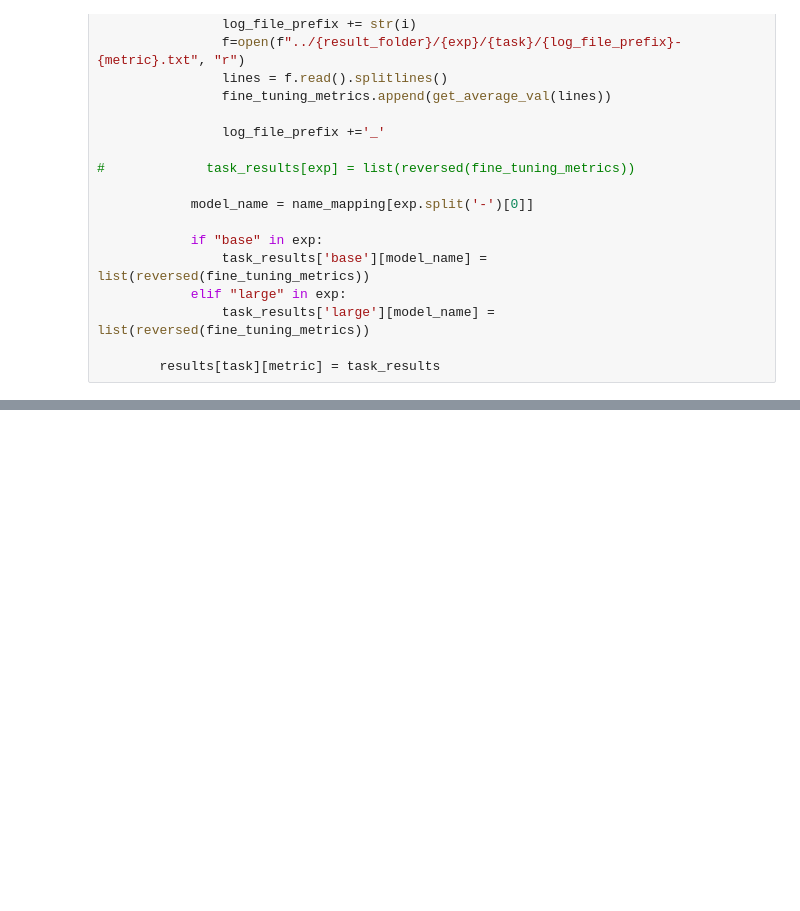
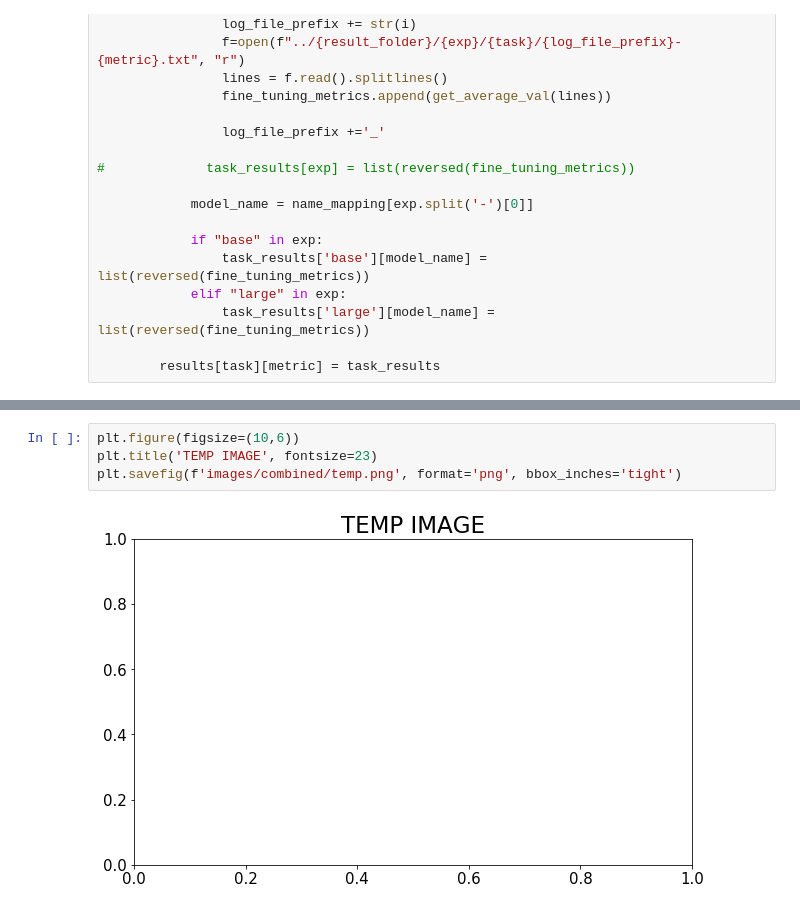
Before and after one commit to ljj7975/transformers, a Jupyter notebook: finetuning_exp/graphing.ipynb, the cells around one changed output, grey strips where cells are left out. Cells and saved outputs as stored; diff of their text form; blank space fills up the shorter version.

```diff
--- a/finetuning_exp/graphing.ipynb
+++ b/finetuning_exp/graphing.ipynb
@@ -235,0 +251,6 @@ for task in tasks:
+# %%
+plt.figure(figsize=(10,6))
+plt.title('TEMP IMAGE', fontsize=23)
+plt.savefig(f'images/combined/temp.png', format='png', bbox_inches='tight')
+# %% [output]
+[figure, added]
```
Also changed, not shown: parts of 3 cells of this notebook, 17 other files.
